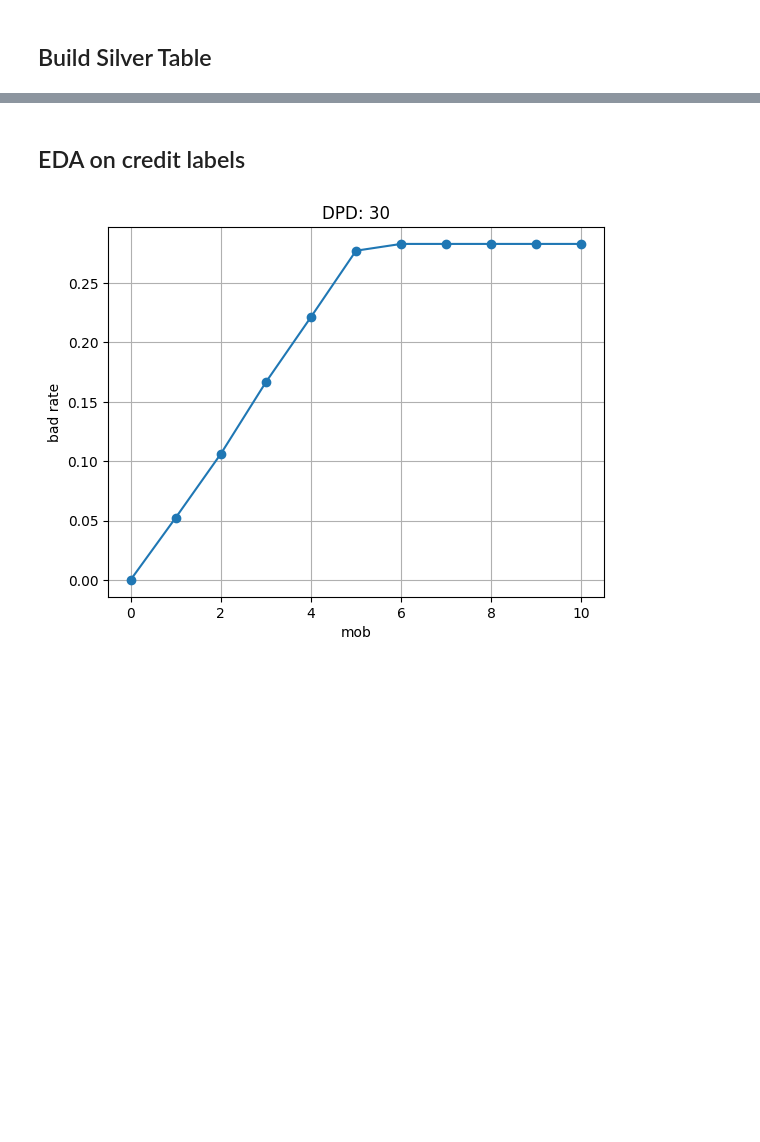
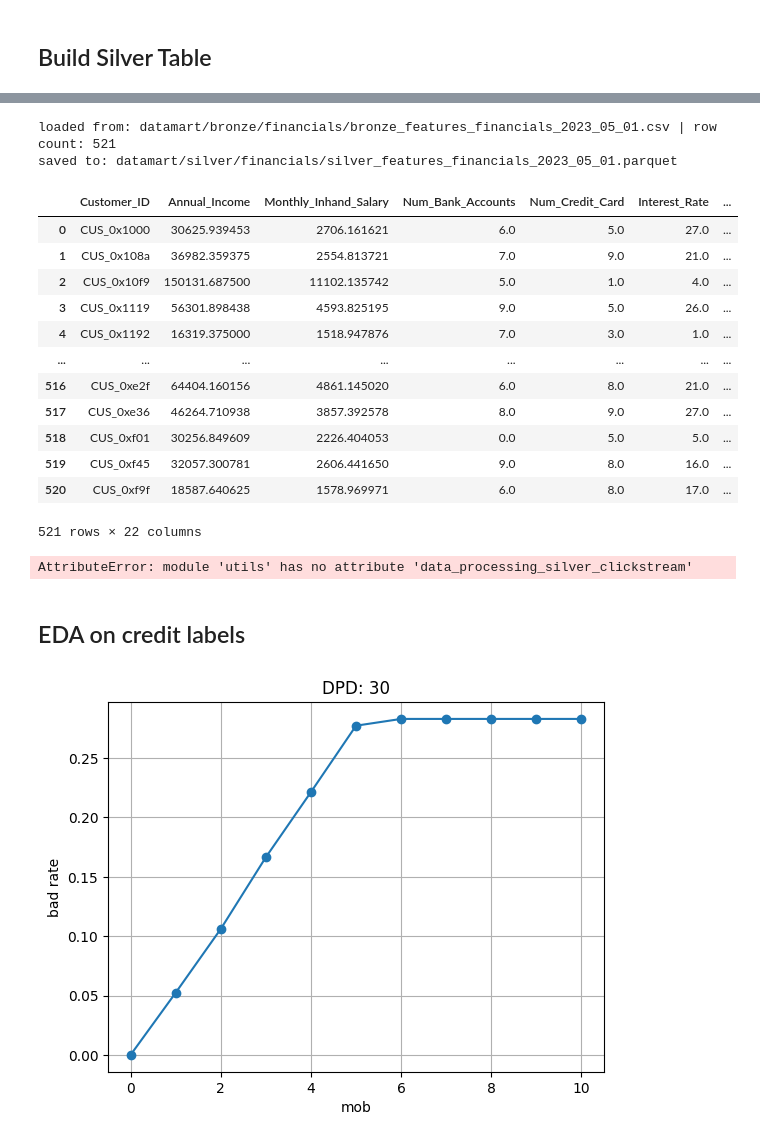
Before and after one commit to haunk/MITB_MLE_2026, a Jupyter notebook: assignment_1/data_processing_main.ipynb, the cells around one changed output, grey strips where cells are left out. Saved outputs shown, nothing was run; the diff lists cells and outputs as text; code cells hidden in the pictures; blank space fills up the shorter version.

```diff
--- a/assignment_1/data_processing_main.ipynb
+++ b/assignment_1/data_processing_main.ipynb
@@ -168,0 +284,11 @@ saved to: datamart/silver/loan_daily/silver_loan_daily_2024_12_01.parquet
+# %%
+# Run Silver backfill for financials table
+
+silver_financials_directory = "datamart/silver/financials/"
+if not os.path.exists(silver_financials_directory):
+    os.makedirs(silver_financials_directory)
+
+for date_str in dates_str_lst:
+    utils.data_processing_silver_financials.process_silver_financials(
+        date_str, bronze_financials_directory, silver_financials_directory, spark
+    )
@@ -169,3 +313,36 @@ saved to: datamart/silver/loan_daily/silver_loan_daily_2024_12_01.parquet
+# %%
+# Check Silver fianancials
+date_str = "2023-05-01"
+utils.data_processing_silver_financials.process_silver_financials(date_str, bronze_financials_directory, silver_financials_directory, spark).toPandas()
+# %% [output]
+loaded from: datamart/bronze/financials/bronze_features_financials_2023_05_01.csv | row count: 521
+saved to: datamart/silver/financials/silver_features_financials_2023_05_01.parquet
+|  | Customer_ID | Annual_Income | Monthly_Inhand_Salary | Num_Bank_Accounts | Num_Credit_Card | Interest_Rate | ... |
+| 0 | CUS_0x1000 | 30625.939453 | 2706.161621 | 6.0 | 5.0 | 27.0 | ... |
+| 1 | CUS_0x108a | 36982.359375 | 2554.813721 | 7.0 | 9.0 | 21.0 | ... |
+| 2 | CUS_0x10f9 | 150131.687500 | 11102.135742 | 5.0 | 1.0 | 4.0 | ... |
+| 3 | CUS_0x1119 | 56301.898438 | 4593.825195 | 9.0 | 5.0 | 26.0 | ... |
+| 4 | CUS_0x1192 | 16319.375000 | 1518.947876 | 7.0 | 3.0 | 1.0 | ... |
+| ... | ... | ... | ... | ... | ... | ... | ... |
+| 516 | CUS_0xe2f | 64404.160156 | 4861.145020 | 6.0 | 8.0 | 21.0 | ... |
+| 517 | CUS_0xe36 | 46264.710938 | 3857.392578 | 8.0 | 9.0 | 27.0 | ... |
+| 518 | CUS_0xf01 | 30256.849609 | 2226.404053 | 0.0 | 5.0 | 5.0 | ... |
+| 519 | CUS_0xf45 | 32057.300781 | 2606.441650 | 9.0 | 8.0 | 16.0 | ... |
+| 520 | CUS_0xf9f | 18587.640625 | 1578.969971 | 6.0 | 8.0 | 17.0 | ... |
+521 rows × 22 columns
+# %%
+# Run Silver backfill for clickstream table
+
+silver_clickstream_directory = "datamart/silver/clickstream/"
+if not os.path.exists(silver_clickstream_directory):
+    os.makedirs(silver_clickstream_directory)
+
+for date_str in dates_str_lst:
+    utils.data_processing_silver_clickstream.process_silver_clickstream(
+        date_str, bronze_clickstream_directory, silver_clickstream_directory, spark
+    )
+# %% [output]
+AttributeError: module 'utils' has no attribute 'data_processing_silver_clickstream'
 # %% [markdown]
 ## EDA on credit labels
 # %%
```
Also changed, not shown: parts of 19 cells of this notebook, 7 other files.
